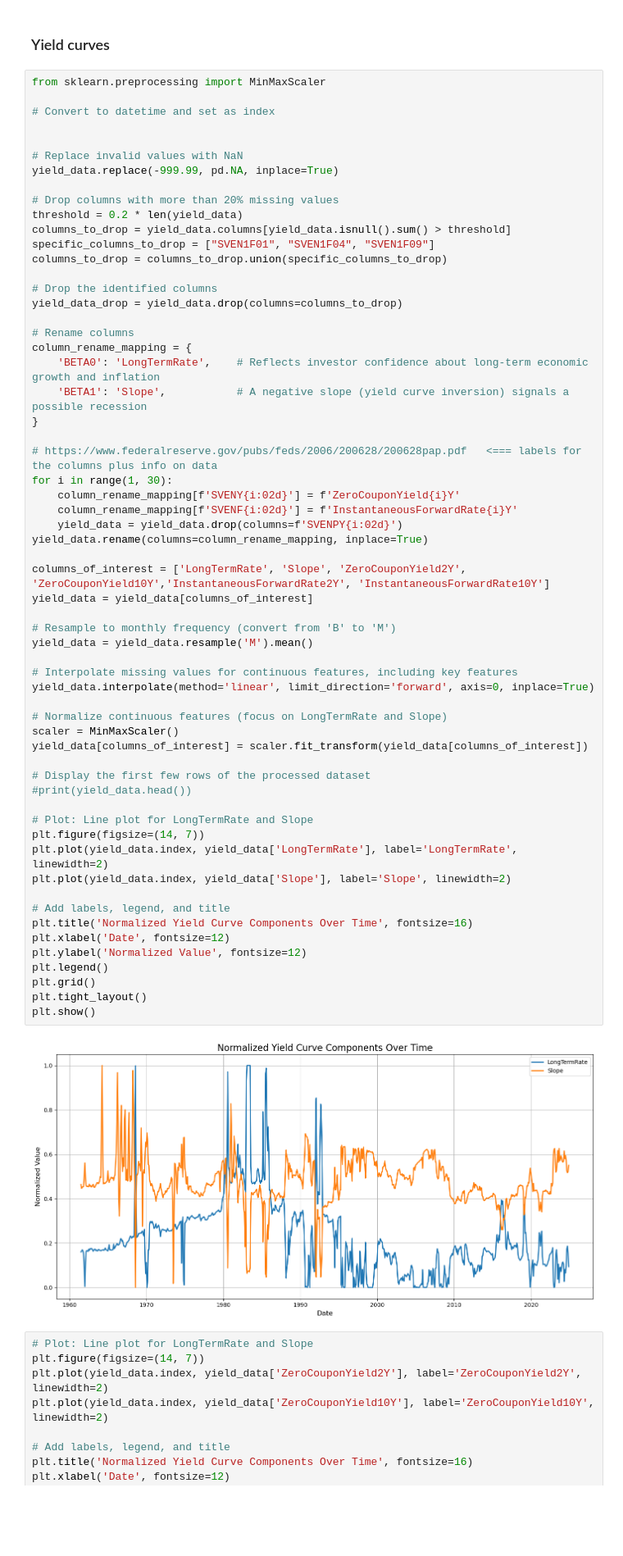
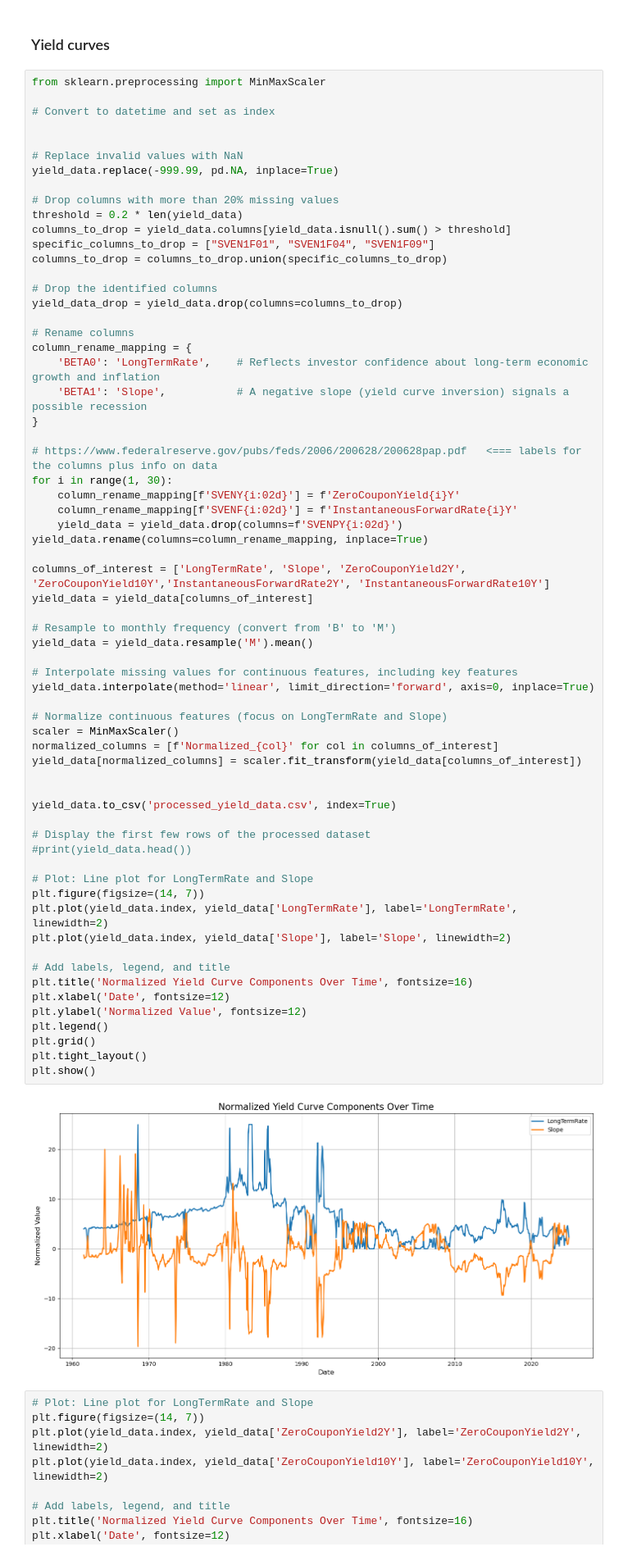
Before and after one commit to ChrisLato/AISE-4010-Project, a Jupyter notebook: preproc.ipynb, the cells around one changed output. Shown at 82% size. Cells and saved outputs as stored; diff of their text form; blank space fills up the shorter version.

```diff
--- a/preproc.ipynb
+++ b/preproc.ipynb
@@ -44,35 +44,39 @@ yield_data.rename(columns=column_rename_mapping, inplace=True)
 
 columns_of_interest = ['LongTermRate', 'Slope', 'ZeroCouponYield2Y', 'ZeroCouponYield10Y','InstantaneousForwardRate2Y', 'InstantaneousForwardRate10Y']
 yield_data = yield_data[columns_of_interest]
 
 # Resample to monthly frequency (convert from 'B' to 'M')
 yield_data = yield_data.resample('M').mean()
 
 # Interpolate missing values for continuous features, including key features
 yield_data.interpolate(method='linear', limit_direction='forward', axis=0, inplace=True)
 
 # Normalize continuous features (focus on LongTermRate and Slope)
 scaler = MinMaxScaler()
-yield_data[columns_of_interest] = scaler.fit_transform(yield_data[columns_of_interest])
+normalized_columns = [f'Normalized_{col}' for col in columns_of_interest]
+yield_data[normalized_columns] = scaler.fit_transform(yield_data[columns_of_interest])
+
+
+yield_data.to_csv('processed_yield_data.csv', index=True)
 
 # Display the first few rows of the processed dataset
 #print(yield_data.head())
 
 # Plot: Line plot for LongTermRate and Slope
 plt.figure(figsize=(14, 7))
 plt.plot(yield_data.index, yield_data['LongTermRate'], label='LongTermRate', linewidth=2)
 plt.plot(yield_data.index, yield_data['Slope'], label='Slope', linewidth=2)
 
 # Add labels, legend, and title
 plt.title('Normalized Yield Curve Components Over Time', fontsize=16)
 plt.xlabel('Date', fontsize=12)
 plt.ylabel('Normalized Value', fontsize=12)
 plt.legend()
 plt.grid()
 plt.tight_layout()
 plt.show()
 # %% [output]
-[figure, old version]
+[figure, new version]
 # %%
 # Plot: Line plot for LongTermRate and Slope
 plt.figure(figsize=(14, 7))
```
Also changed, not shown: 3 other files.
